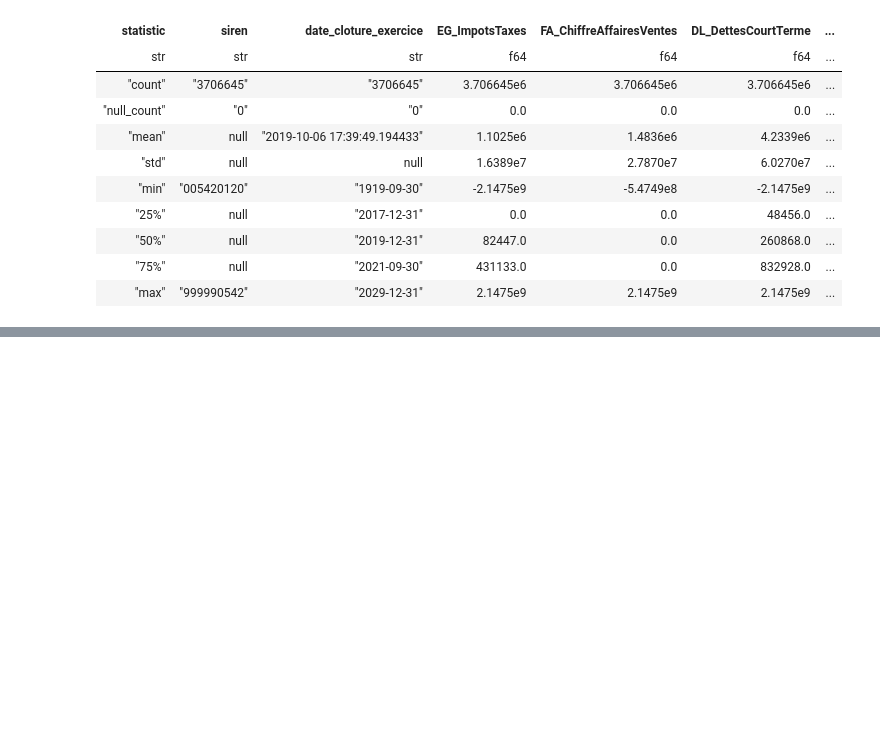
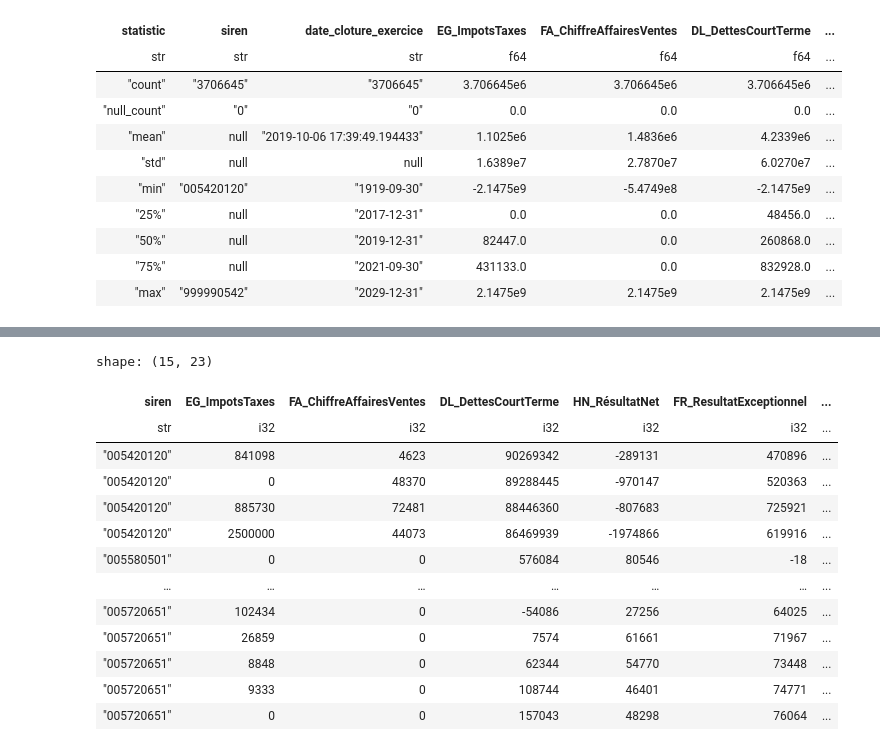
Before and after one commit to ugozchi/AS_Supervised_Learning, a Jupyter notebook: Notebooks/00_Sandbox.ipynb, the cells around one changed output, grey strips where cells are left out. Cells and saved outputs as stored; diff of their text form; code cells hidden in the pictures; blank space fills up the shorter version.

```diff
--- a/Notebooks/00_Sandbox.ipynb
+++ b/Notebooks/00_Sandbox.ipynb
@@ -242,0 +410,28 @@ df_bilan = df_bilan.drop(['date_cloture_exercice'])
+# %%
+import polars as pl
+
+# ----------------------------------------------------------------------
+# Étape 0 : Tri (CORRIGÉ)
+# Nous trions par 'siren' puis par 'AnneeClotureExercice' pour garantir
+# que le shift(1) prenne bien la valeur de l'année précédente (N-1).
+# ----------------------------------------------------------------------
+df_bilan = df_bilan.sort(["siren", "AnneeClotureExercice"])
+
+# ----------------------------------------------------------------------
+# Étape 1 : Définition des Variables & Création des 4 colonnes de variation (CORRIGÉ)
+# ----------------------------------------------------------------------
+
+# Variables de Colonnes à utiliser (pour la lisibilité)
+COL_RN = 'HN_RésultatNet'
+
+df_bilan = df_bilan.with_columns([
+
+    # 1. Variation Résultat Net N vs N-1
+    (pl.col(COL_RN) - pl.col(COL_RN).shift(1).over('siren')).alias('variation_resultat_net_N-1'),
+
+    # 2. Variation Résultat Net N vs N-2
+    (pl.col(COL_RN) - pl.col(COL_RN).shift(2).over('siren')).alias('variation_resultat_net_N-2'),
+
+])
+
+df_bilan.head(10)
@@ -242,0 +452,5 @@ df_bilan = df_bilan.drop(['date_cloture_exercice'])
+# %%
+# Je veux que tu drop toutes les colonnes ou variation_resultat_net_N-2 est égale à null
+
+df_bilan = df_bilan.filter(pl.col('variation_resultat_net_N-2').is_not_null())
+df_bilan.head(10)
@@ -242,0 +486,7 @@ df_bilan = df_bilan.drop(['date_cloture_exercice'])
+# %%
+# Je veux que tu crées une colonnes par siren qui va chercher par siren de l'années N+1 qui va s'appeler Y_RN
+
+df_bilan = df_bilan.with_columns([
+    pl.col('HN_RésultatNet').shift(-1).over('siren').alias('Y_RN')
+])
+df_bilan.head(10)
@@ -242,0 +507,20 @@ df_bilan = df_bilan.drop(['date_cloture_exercice'])
+# %%
+# drop toutes les colonnes ou Y_RN est égale à null
+
+df_bilan = df_bilan.filter(pl.col('Y_RN').is_not_null())
+df_bilan.head(15)
+# %% [output]
+shape: (15, 23)
+| siren | EG_ImpotsTaxes | FA_ChiffreAffairesVentes | DL_DettesCourtTerme | HN_RésultatNet | FR_ResultatExceptionnel | ... |
+| str | i32 | i32 | i32 | i32 | i32 | ... |
+| "005420120" | 841098 | 4623 | 90269342 | -289131 | 470896 | ... |
+| "005420120" | 0 | 48370 | 89288445 | -970147 | 520363 | ... |
+| "005420120" | 885730 | 72481 | 88446360 | -807683 | 725921 | ... |
+| "005420120" | 2500000 | 44073 | 86469939 | -1974866 | 619916 | ... |
+| "005580501" | 0 | 0 | 576084 | 80546 | -18 | ... |
+| … | … | … | … | … | … | ... |
+| "005720651" | 102434 | 0 | -54086 | 27256 | 64025 | ... |
+| "005720651" | 26859 | 0 | 7574 | 61661 | 71967 | ... |
+| "005720651" | 8848 | 0 | 62344 | 54770 | 73448 | ... |
+| "005720651" | 9333 | 0 | 108744 | 46401 | 74771 | ... |
+| "005720651" | 0 | 0 | 157043 | 48298 | 76064 | ... |
```
Also changed, not shown: parts of 26 cells of this notebook, 3 other files.
